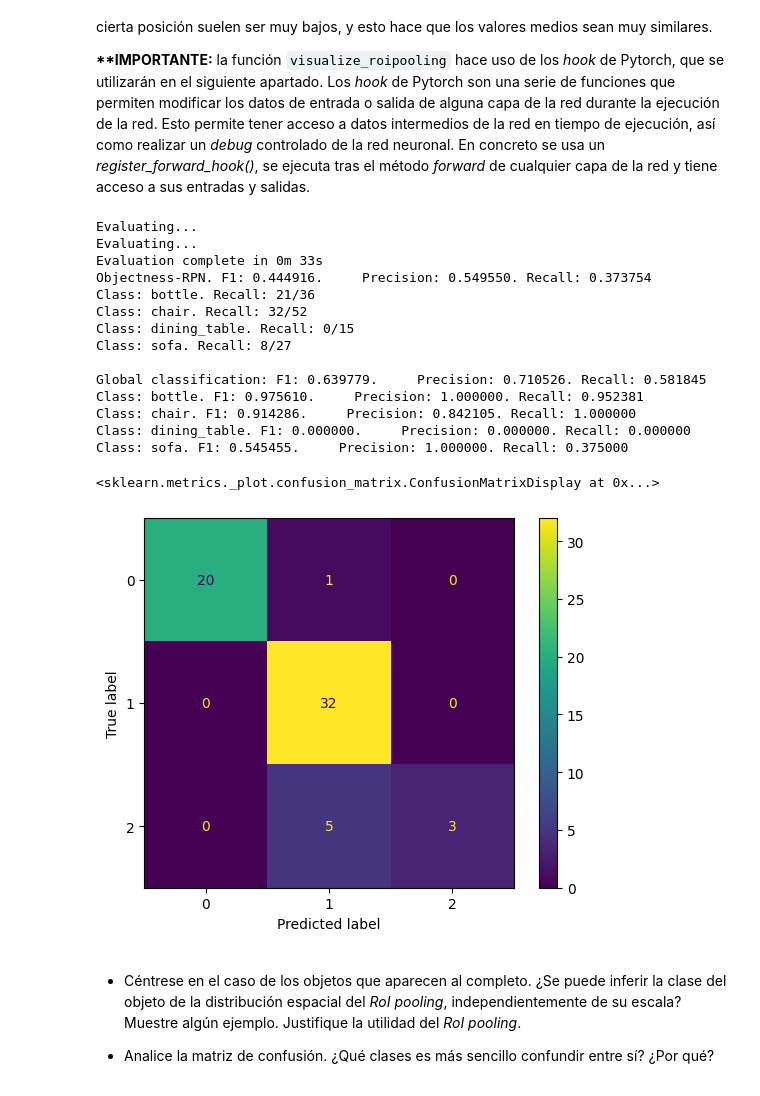
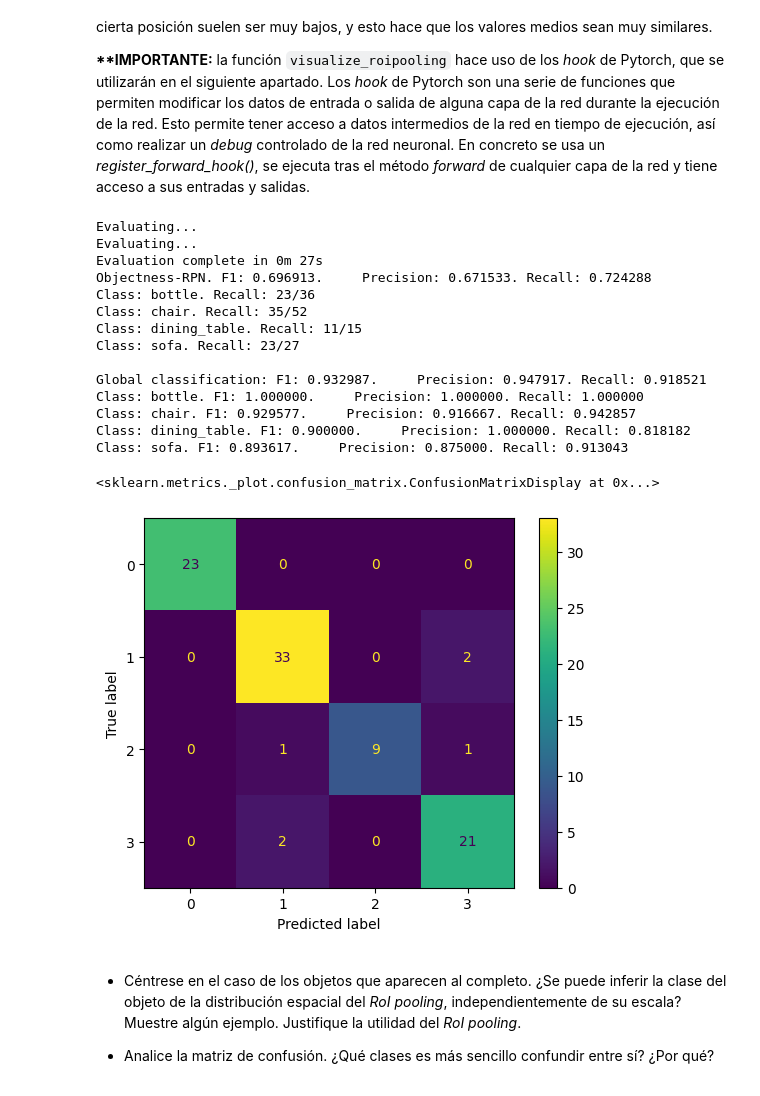
Before and after one commit to ldcas-uc3m/VA-PF, a Jupyter notebook: src/detection_VOC4_tutorial.ipynb, the cells around one changed output. Saved outputs shown, nothing was run; the diff lists cells and outputs as text; code cells hidden in the pictures.

```diff
--- a/src/detection_VOC4_tutorial.ipynb
+++ b/src/detection_VOC4_tutorial.ipynb
@@ -188,7 +188,7 @@ num_workers=8         # to debug, fix num_workers=0
 batch_size = 1        # Training and test (if we use 1 we don't need to resize the images)
 num_classes=5         # Number of classes
 class_names=['background','bottle','chair','dining_table','sofa']
-num_epochs = 2
+num_epochs = 12
 step_size=num_epochs/3
 lr=0.001
 # Detect if we have a GPU available
@@ -823,31 +836,31 @@ __**IMPORTANTE:__ la función `visualize_roipooling` hace uso de los *hook* de P
 # %%
 from external import visualize_roipooling
 
 # For the roi-pooling experiment, analyze the top bounding-boxes (th_score>0.7) and only those with
 # th_iou>0.7 with the ground-truth
 visualize_roipooling(model_ft, data_loader_test, device, class_names, 0.7, 0.7, result_dir, True)
 # For the confusion matrix, experiment with the standard thresholds
 [precision,recall,ap_score,cm,_,_,_,_]=test_detection_model(model_ft, data_loader_test, class_names, 0.5, 0.5, result_dir, True, False, True)
 dconf=ConfusionMatrixDisplay(cm)
-dconf=ConfusionMatrixDisplay(cm,display_labels=class_names[1:])
+#dconf=ConfusionMatrixDisplay(cm,display_labels=class_names[1:])
 dconf.plot()
 # %% [output]
 Evaluating...
 Evaluating...
-Evaluation complete in 0m 33s
-Objectness-RPN. F1: 0.444916.     Precision: 0.549550. Recall: 0.373754
-Class: bottle. Recall: 21/36
-Class: chair. Recall: 32/52
-Class: dining_table. Recall: 0/15
-Class: sofa. Recall: 8/27
+Evaluation complete in 0m 27s
+Objectness-RPN. F1: 0.696913.     Precision: 0.671533. Recall: 0.724288
+Class: bottle. Recall: 23/36
+Class: chair. Recall: 35/52
+Class: dining_table. Recall: 11/15
+Class: sofa. Recall: 23/27
 
-Global classification: F1: 0.639779.     Precision: 0.710526. Recall: 0.581845
-Class: bottle. F1: 0.975610.     Precision: 1.000000. Recall: 0.952381
-Class: chair. F1: 0.914286.     Precision: 0.842105. Recall: 1.000000
-Class: dining_table. F1: 0.000000.     Precision: 0.000000. Recall: 0.000000
-Class: sofa. F1: 0.545455.     Precision: 1.000000. Recall: 0.375000
+Global classification: F1: 0.932987.     Precision: 0.947917. Recall: 0.918521
+Class: bottle. F1: 1.000000.     Precision: 1.000000. Recall: 1.000000
+Class: chair. F1: 0.929577.     Precision: 0.916667. Recall: 0.942857
+Class: dining_table. F1: 0.900000.     Precision: 1.000000. Recall: 0.818182
+Class: sofa. F1: 0.893617.     Precision: 0.875000. Recall: 0.913043
 <sklearn.metrics._plot.confusion_matrix.ConfusionMatrixDisplay at 0x...>
-[figure, old version]
+[figure, new version]
 # %% [markdown]
 - Céntrese en el caso de los objetos que aparecen al completo. ¿Se puede inferir la clase del objeto de la distribución espacial del *RoI pooling*, independientemente de su escala? Muestre algún ejemplo. Justifique la utilidad del *RoI pooling*.
 
```
Also changed, not shown: parts of 6 cells of this notebook.
